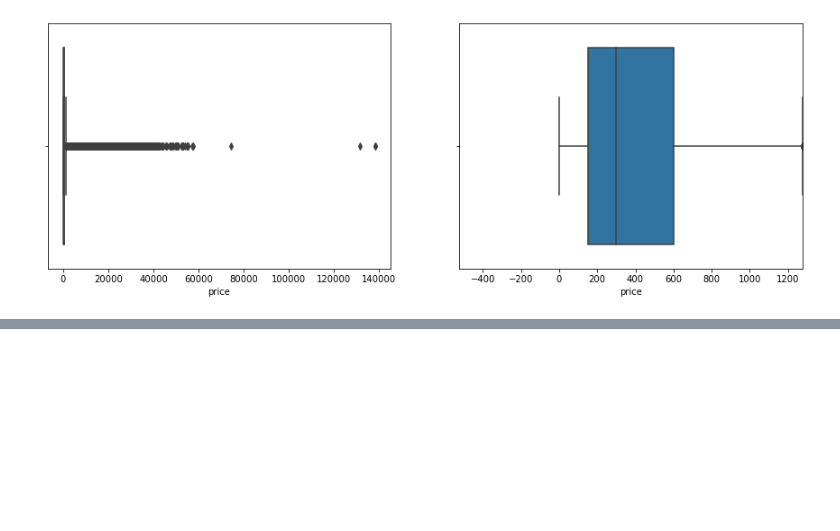
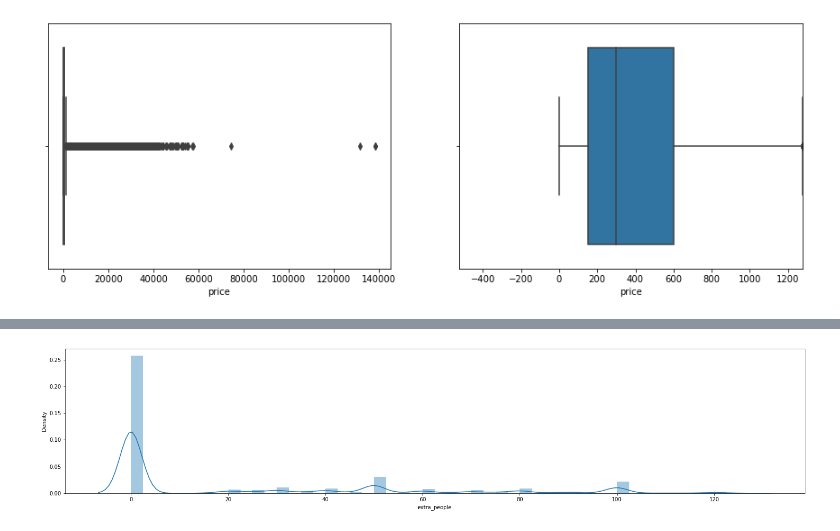
Before and after one commit to AlbertoFAraujo/Py_ML_Airbnb_RJ, a Jupyter notebook: DataScience-Airbnb.ipynb, the cells around one changed output, grey strips where cells are left out. Drawn from its saved outputs; the diff is of its cells as text; code cells hidden in the pictures; blank space fills up the shorter version.

```diff
--- a/DataScience-Airbnb.ipynb
+++ b/DataScience-Airbnb.ipynb
@@ -377,0 +423,4 @@ limite(base_airbnb_final['price'])
+# %%
+histograma(base_airbnb_final['extra_people'])
+# %% [output]
+[figure, added]
```
Also changed, not shown: parts of 22 cells of this notebook.
